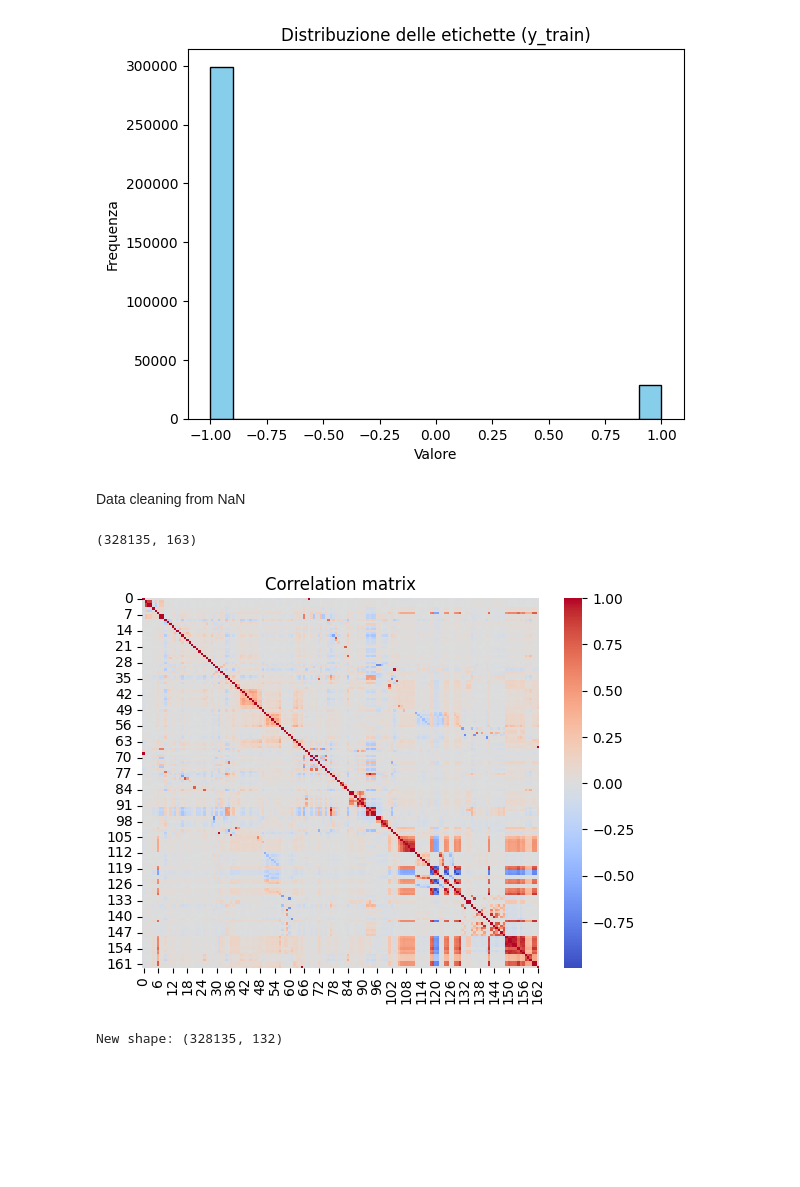
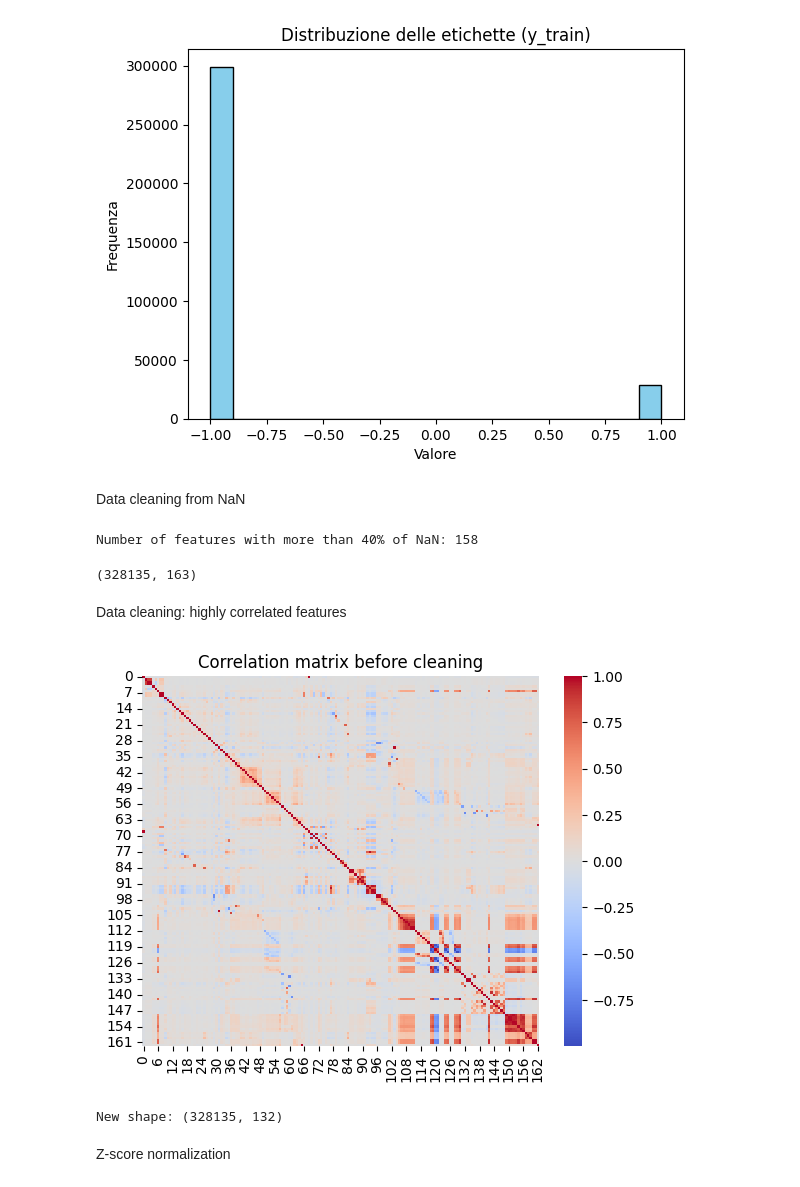
Before and after one commit to martiiiina/fantasy_group, a Jupyter notebook: eda.ipynb, the cells around one changed output. Drawn from its saved outputs; the diff is of its cells as text; code cells hidden in the pictures; blank space fills up the shorter version.

Commit message:
z-score

```diff
--- a/eda.ipynb
+++ b/eda.ipynb
@@ -20,11 +21,0 @@ Number of samples of test:  109379
-# %%
-missing_counts = np.sum(np.isnan(x_train), axis=0)
-missing_percents = missing_counts / x_train.shape[0] * 100
-
-output_filename = 'missing_report.csv'
-with open(output_filename, mode='w', newline='') as f:
-    writer = csv.writer(f)
-    writer.writerow(['feature_index', 'missing_count', 'missing_percent'])
-
-    for i in range(x_train.shape[1]):
-        writer.writerow([f"Feature_{i}", missing_counts[i], f"{missing_percents[i]:.2f}"])
@@ -39,56 +29,61 @@ plt.ylabel("Frequenza")
 plt.show()
 # %% [output]
 [figure]
-# %% [markdown]
-Data cleaning from NaN
+# %% [markdown]
+Data cleaning from NaN
+# %%
+missing_counts = np.sum(np.isnan(x_train), axis=0)
+missing_percents = missing_counts / x_train.shape[0] * 100
+
+print(f"Number of features with more than 40% of NaN: {np.sum(missing_percents>40)}")
+# %% [output]
+Number of features with more than 40% of NaN: 158
 # %%
+# Drop feature if at least 40% are NaN values
 valid_cols = np.where(np.isnan(x_train).sum(axis=0) < 0.4 * x_train.shape[0])[0]
 x_train_clean = x_train[:, valid_cols]
 print(x_train_clean.shape)
 
-col_mean = np.nanmean(x_train_clean, axis = 0)
+# For other columns, NaN are replaced with the mean
+col_mean = np.nanmean(x_train_clean, axis = 0)  # np.nanmean ignores the NaN
 inds =np.where(np.isnan(x_train_clean))
-x_train_clean[inds] = np.take(col_mean, inds[1])
+x_train_clean[inds] = col_mean[inds[1]]        #x_train_clean[inds] = np.take(col_mean, inds[1])
 # %% [output]
 (328135, 163)
+# %% [markdown]
+Data cleaning: highly correlated features
 # %%
 # Cross-correlation among features
-def nan_corrcoef(X):
+def corrcoef(X):
     n_features = X.shape[1]
     corr = np.empty((n_features, n_features))
     for i in range(n_features):
         for j in range(i, n_features):
-            valid_idx = ~np.isnan(X[:, i]) & ~np.isnan(X[:, j])
-            if np.sum(valid_idx) > 2:
-                corr_ij = np.corrcoef(X[valid_idx, i], X[valid_idx, j])[0,1]
-            else:
-                corr_ij = np.nan
-            corr[i,j] = corr_ij
-            corr[j,i] = corr_ij
+            corr_ij = np.corrcoef(X[:, i], X[:, j])[0, 1]       # np.corrcoef returns correlation matrix of two 1D-arrays, corr_ij is in position [0,1]
+            corr[i, j] = corr_ij
+            corr[j, i] = corr_ij
     return corr
 
-corr_matrix = nan_corrcoef(x_train_clean)
-
+corr_matrix = corrcoef(x_train_clean)
 sns.heatmap(corr_matrix, cmap='coolwarm', center=0)
-plt.title('Correlation matrix')
+plt.title('Correlation matrix before cleaning')
 plt.show()
 
+# Drop features if correlation > 0.9
+
 non_valid_col = set()  # Use set to avoid duplicates
-
 for i in range(x_train_clean.shape[1]):
     if i in non_valid_col:
         continue  # Skips if already deleted feature
-
     for j in range(i + 1, x_train_clean.shape[1]):
         if j in non_valid_col:
             continue
-
         if abs(corr_matrix[i, j]) > 0.9:
             non_valid_col.add(j)  # Drop j, keep i
-
-# Remove column
-x_train_new = np.delete(x_train_clean, list(non_valid_col), axis=1)
+x_train_new = np.delete(x_train_clean, list(non_valid_col), axis=1)     # Remove column
 print(f"New shape: {x_train_new.shape}")
 # %% [output]
-[figure, old version]
+[figure, new version]
 New shape: (328135, 132)
+# %% [markdown]
+Z-score normalization
```
Also changed, not shown: parts of 5 cells of this notebook, 1 other file.
